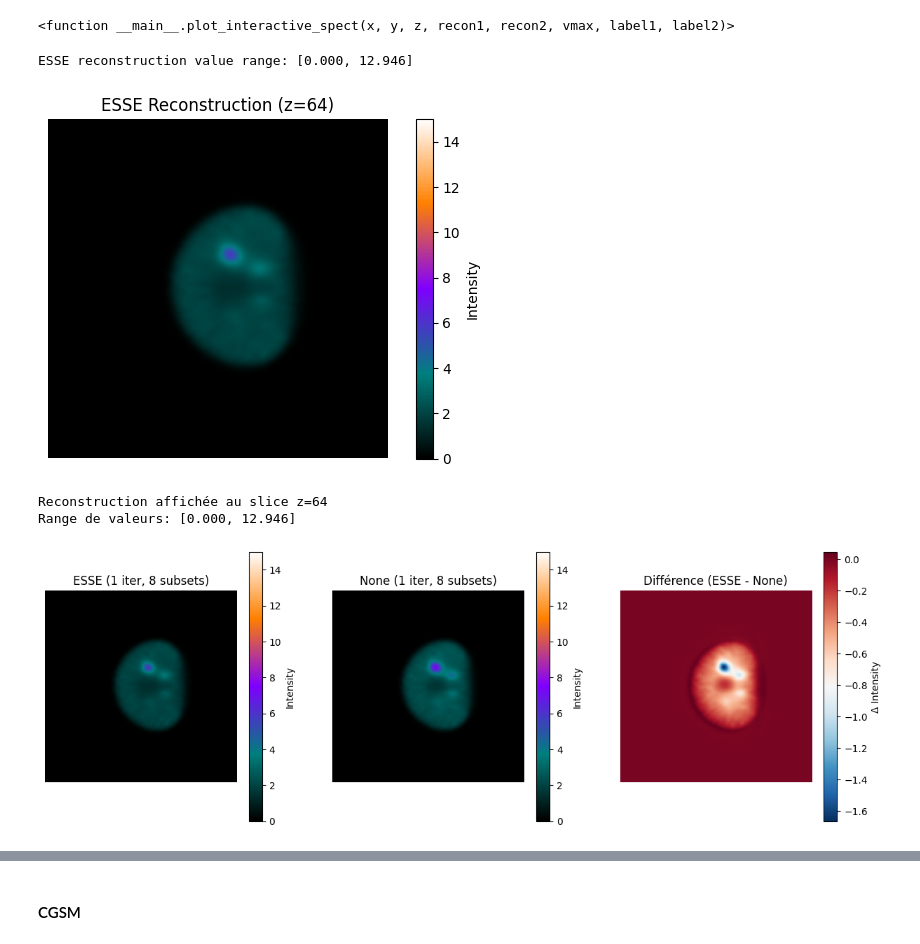
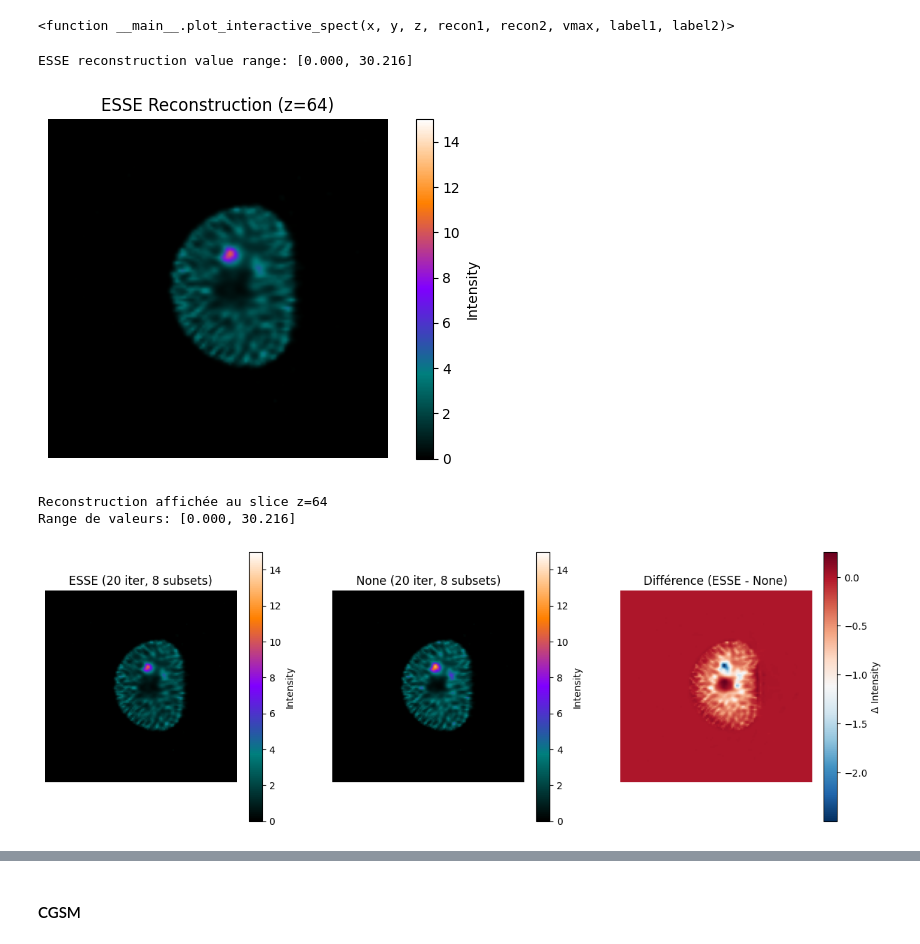
Before and after one commit to Nebulaaae/PyTomography, a Jupyter notebook: docs/source/notebooks/stage.ipynb, the cells around one changed output, grey strips where cells are left out. Drawn from its saved outputs; the diff is of its cells as text; code cells hidden in the pictures.

```diff
--- a/docs/source/notebooks/stage.ipynb
+++ b/docs/source/notebooks/stage.ipynb
@@ -44,7 +46,10 @@ GPU disponible : False
 # %%
 # Path initialization
 
-path = 'K:\Médecine Nucléaire Nantes\DOSSIERS Nominatif PHYSICIENS\Etudiants\Chloé_Mallet_M2_2026\SPECT'
+if is_available:
+    path = '/home/chloe/ICO/SPECT'  # Personal computer
+else :
+    path = 'K:\\Médecine Nucléaire Nantes\\DOSSIERS Nominatif PHYSICIENS\\Etudiants\\Chloé_Mallet_M2_2026\\SPECT' #ICO computer
 pathCT = os.path.join(path, 'Lu177-NEMA-SymT2', 'CT')
 # pathCT = os.path.join(path, 'Ac225-NEMA-SymT2', 'CT')
 files_CT = [os.path.join(pathCT, file) for file in os.listdir(pathCT)]
@@ -58,7 +63,7 @@ FILE_WATER = os.path.join(DATADIR, 'water.csv')
 # Parameters initialization
 
 energy = 208.0
-nb_iter=1
+nb_iter=20
 nb_subset=8
 index_peak = 0
 photopeak = dicom.get_projections(file_NM, index_peak=index_peak)
@@ -399,38 +404,38 @@ interactive(children=(IntSlider(value=64, continuous_update=False, description='
 # %%
 recon_max = recon_ESSE.max().item()
 recon_min = recon_ESSE.min().item()
 print(f"ESSE reconstruction value range: [{recon_min:.3f}, {recon_max:.3f}]")
 
 SPECT_imshow_kwargs = {
     'cmap': plot_utils.pet_cmap,
     'interpolation': 'Gaussian',
     'alpha': 1,
     'vmin': recon_min,
     'vmax': 15,
     'zorder': 1,
     'origin': 'lower'
 }
 
 slice_idx = recon_ESSE.shape[-1] // 2
 
 plt.figure(figsize=(6, 4))
 plt.title(f'ESSE Reconstruction (z={slice_idx})')
-plt.imshow(recon_ESSE[:, :, slice_idx], **SPECT_imshow_kwargs)
+plt.imshow(recon_ESSE.cpu()[:, :, slice_idx], **SPECT_imshow_kwargs)
 plt.colorbar(label='Intensity')
 plt.axis('off')
 
 plt.tight_layout()
 plt.show()
 
 print(f"Reconstruction affichée au slice z={slice_idx}")
 print(f"Range de valeurs: [{recon_min:.3f}, {recon_max:.3f}]")
 # %% [output]
-ESSE reconstruction value range: [0.000, 12.946]
+ESSE reconstruction value range: [0.000, 30.216]
-[figure, old version]
+[figure, new version]
 Reconstruction affichée au slice z=64
-Range de valeurs: [0.000, 12.946]
+Range de valeurs: [0.000, 30.216]
 # %%
 # plot_comparative_spect(recon_ESSE, recon_no_correction, vmax=max(recon_ESSE.max(), recon_no_correction.max()), label1="ESSE", label2="None")
 plot_comparative_spect(recon_ESSE, recon_no_correction, vmax=15, label1="ESSE", label2="None")
 # %% [output]
-[figure, old version]
+[figure, new version]
```
Also changed, not shown: parts of 6 cells of this notebook.
